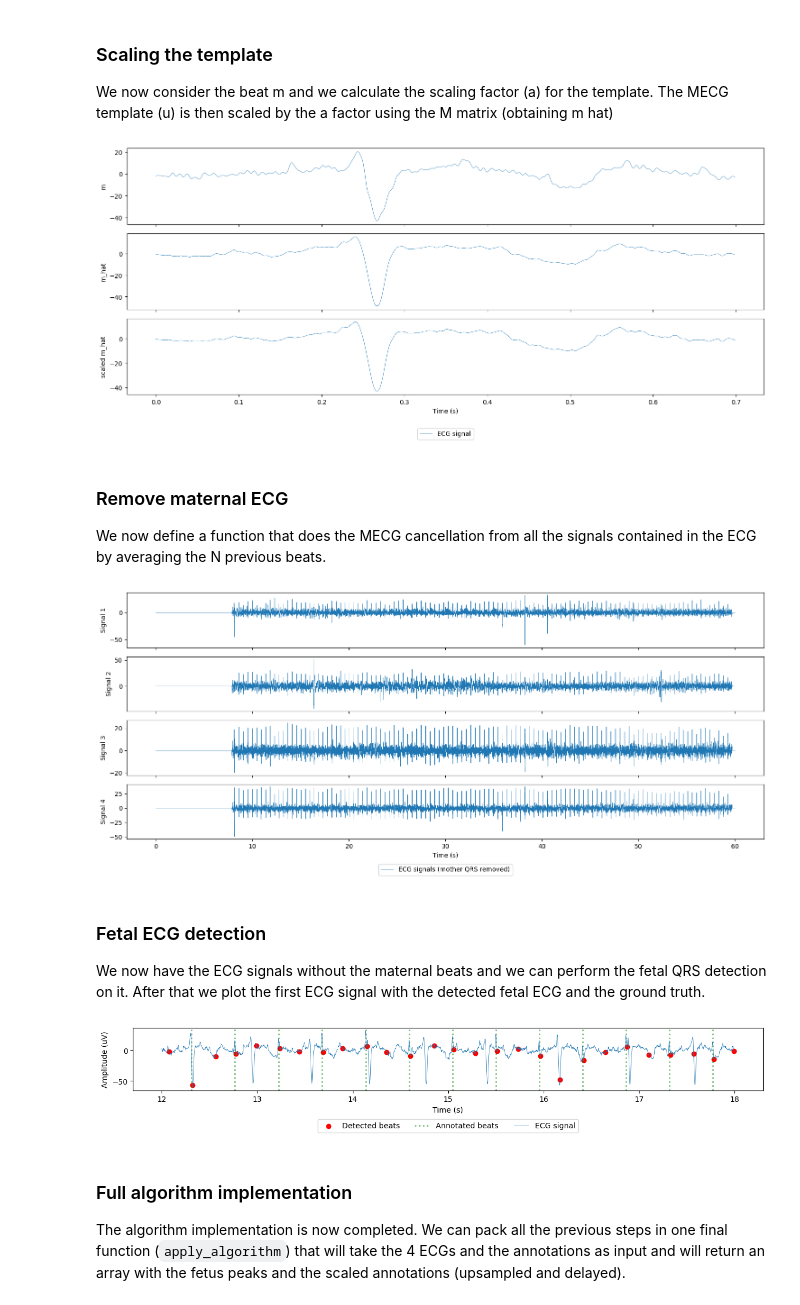
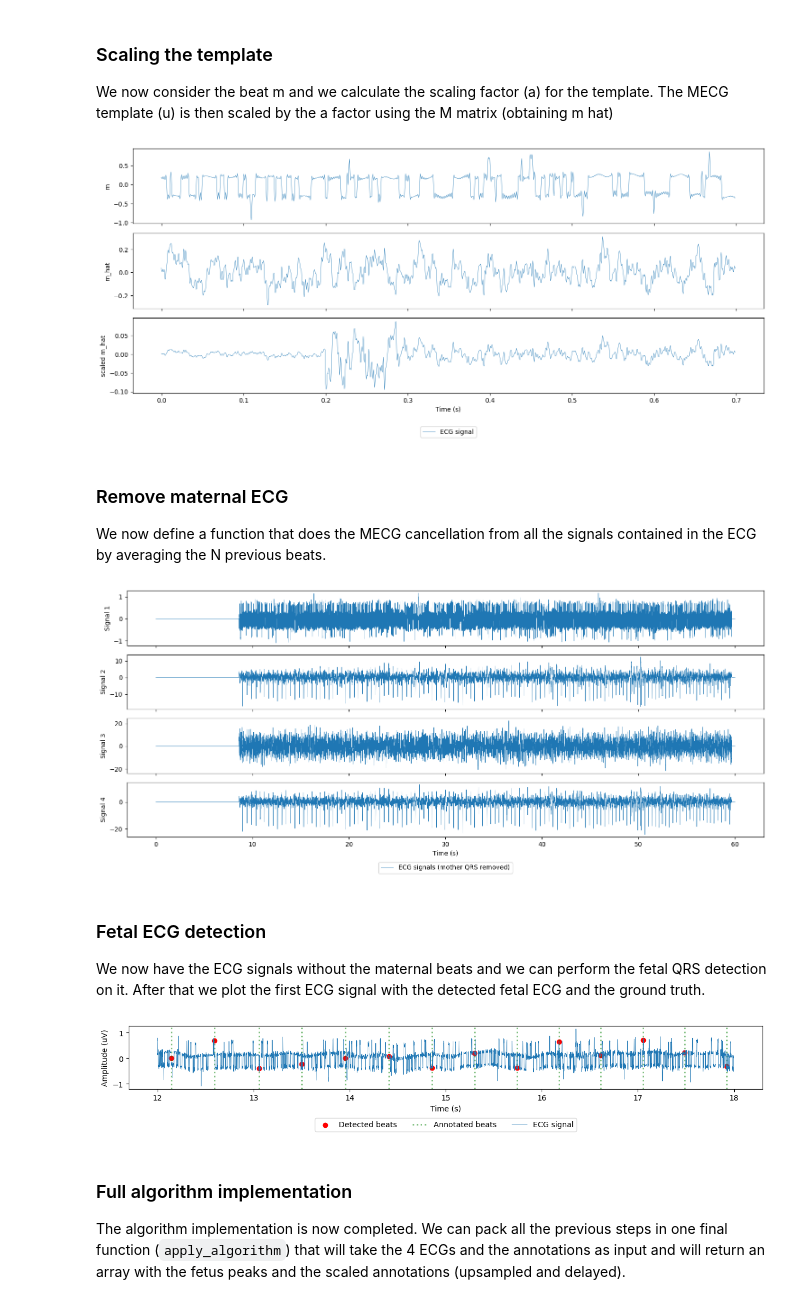
Before and after one commit to carlo-monti/Fetal_ECG_2024, a Jupyter notebook: BSP_project.ipynb, the cells around one changed output. Drawn from its saved outputs; the diff is of its cells as text; code cells hidden in the pictures.

Commit message:
made 3 data folders

```diff
--- a/BSP_project.ipynb
+++ b/BSP_project.ipynb
@@ -1,6 +1,7 @@
 # %% [markdown]
 Load libraries.
 # %%
+LEN = 0.35
 
 #!pip install scikit-learn
 #!pip install matplotlib
@@ -28,10 +29,10 @@ from plot_functions import plot_signal, plot_signal_annotations, plot_error_time
 # Choose the first one of the two dataset (entry from a01 to a25)
 # The second one contains entries from a26 to a75 and is in the folder:
 # "./data/set-a-ext-text/"
-DATA_FOLDER = "./data/set-a-text/"
+DATA_FOLDER = "./data/set-a-ext-0-text/"
 # This is the dataset entry that we will use as an example.
 # n°6 is a poor entry while n°5 gives a high performance
-EXAMPLE_N = 5
+EXAMPLE_N = 65
 
 # Sampling frequency of the dataset
 Fs = 1000
@@ -369,7 +370,7 @@ scaled_mecg_template = np.matmul(M,a)
 
 plot_signal(np.array([m,mecg_template,scaled_mecg_template]),UP_Fs,signals_labels=["m","m_hat","scaled m_hat"],row_height=2)
 # %% [output]
-[figure, old version]
+[figure, new version]
 # %% [markdown]
 ### Remove maternal ECG
 We now define a function that does the MECG cancellation from all the signals contained in the ECG by averaging the N previous beats.
@@ -419,20 +420,20 @@ fecgs, _ , start_at = mecg_removal(ecgs,mother_peaks,N_AVERAGE,UP_Fs,P_WAVE,T_WA
 
 plot_signal(fecgs,UP_Fs,signal_type="ECG signals (mother QRS removed)")
 # %% [output]
-[figure, old version]
+[figure, new version]
 # %% [markdown]
 ### Fetal ECG detection
 We now have the ECG signals without the maternal beats and we can perform the fetal QRS detection on it. After that we plot the first ECG signal with the detected fetal ECG and the ground truth.
 # %%
-PEAKS_DISTANCE_FETUS = 0.375 # ~180 bpm
+PEAKS_DISTANCE_FETUS = LEN # ~180 bpm
 BEFORE_PEAK_FETUS = 0.05
 AFTER_PEAK_FETUS = 0.05
 
 fetus_peaks = qrs_detection(fecgs,UP_Fs,PEAKS_DISTANCE_FETUS,BEFORE_PEAK_FETUS,AFTER_PEAK_FETUS)
 
 plot_signal_annotations(ecgs[0],fetus_peaks,UP_Fs,2,10,f_annot_scaled)
 # %% [output]
-[figure, old version]
+[figure, new version]
 # %% [markdown]
 ### Full algorithm implementation
 The algorithm implementation is now completed. We can pack all the previous steps in one final function (`apply_algorithm`) that will take the 4 ECGs and the annotations as input and will return an array with the fetus peaks and the scaled annotations (upsampled and delayed).
```
Also changed, not shown: parts of 15 cells of this notebook, 50 other files.
